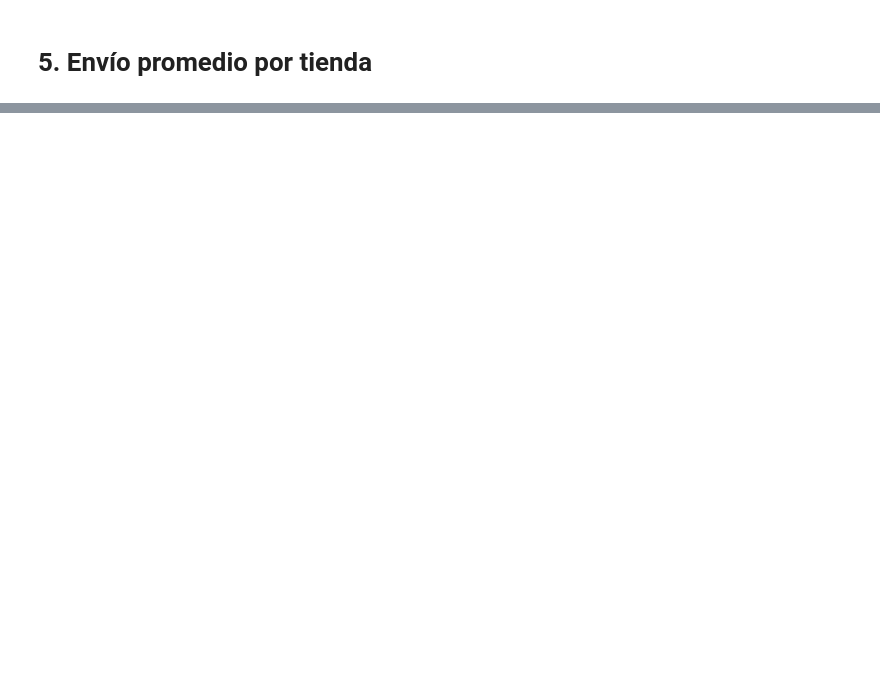
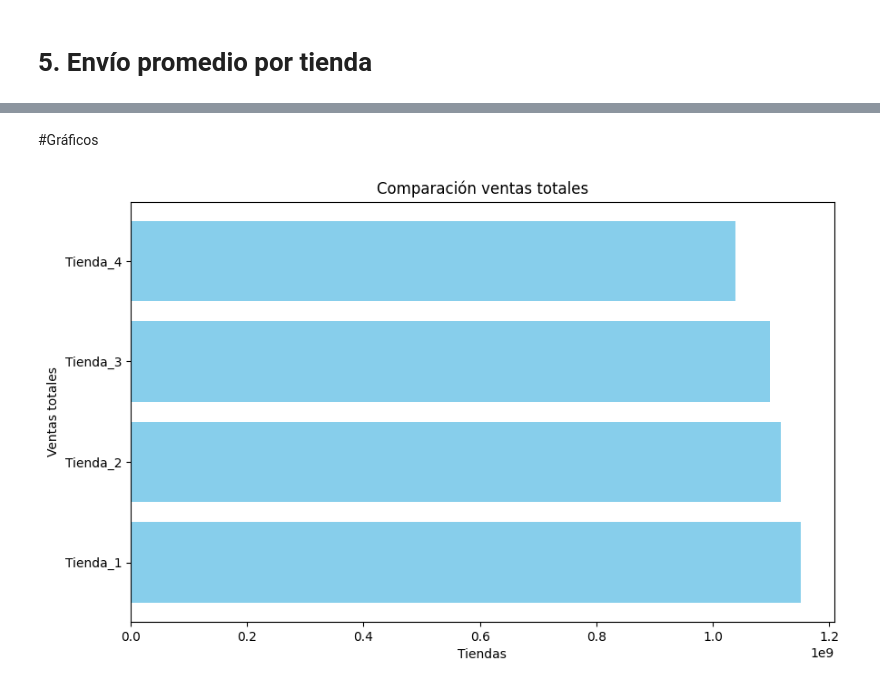
Before and after one commit to fmonteci/AluraStore, a Jupyter notebook: AluraStoreLatam.ipynb, the cells around one changed output, grey strips where cells are left out. Drawn from its saved outputs; the diff is of its cells as text; code cells hidden in the pictures; blank space fills up the shorter version.

```diff
--- a/AluraStoreLatam.ipynb
+++ b/AluraStoreLatam.ipynb
@@ -252,0 +379,2 @@ El costo promedio de tienda4 es: 23459.457167090754
+# %% [markdown]
+#Gráficos
@@ -252,0 +383,14 @@ El costo promedio de tienda4 es: 23459.457167090754
+# %%
+
+Tiendas=["Tienda_1","Tienda_2","Tienda_3","Tienda_4"]
+Ventas_Totales=[VtotaleTienda,VtotaleTienda2,VtotaleTienda3,VtotaleTienda4]
+plt.figure(figsize=(10,6))
+plt.barh(Tiendas,Ventas_Totales,color="Skyblue")
+
+plt.title("Comparación ventas totales")
+plt.xlabel("Tiendas")
+plt.ylabel("Ventas totales")
+plt.grid(False, axis="y")
+plt.show()
+# %% [output]
+[figure, added]
```
Also changed, not shown: parts of 19 cells of this notebook.
